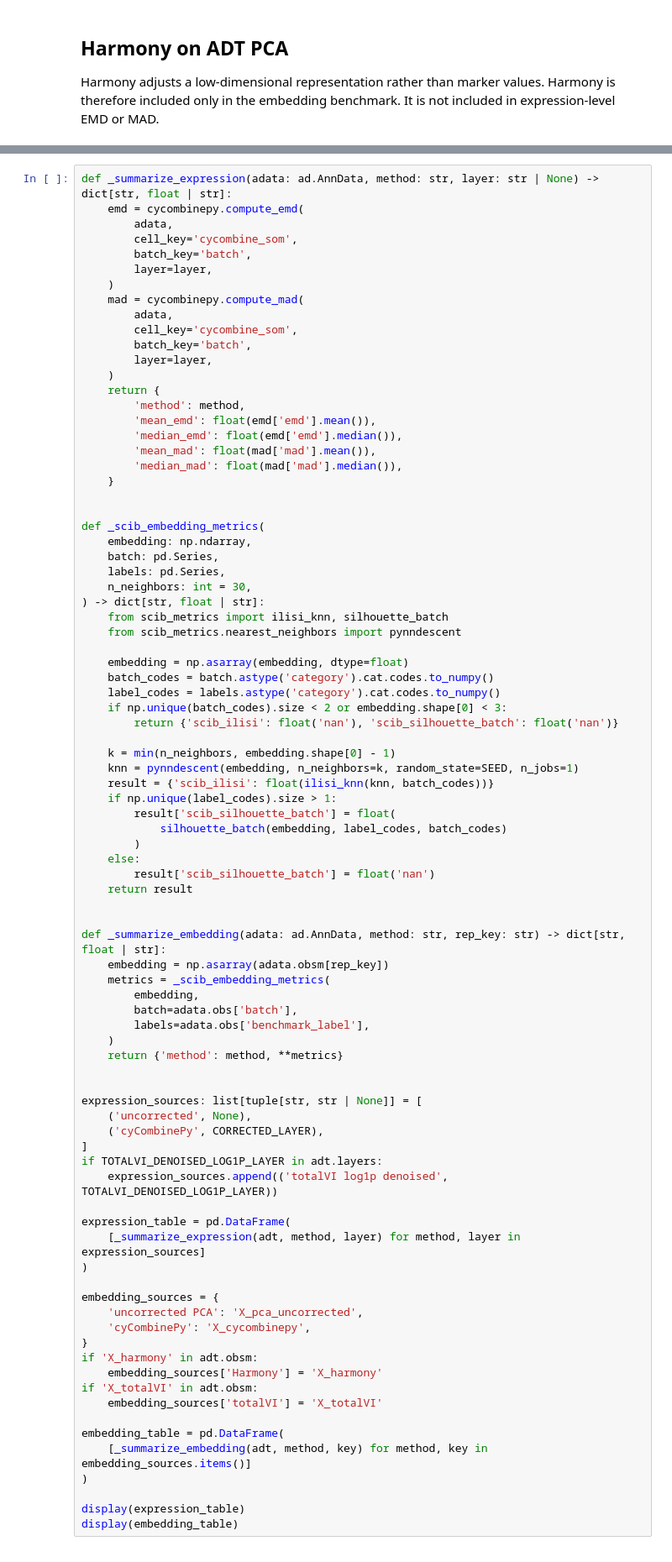
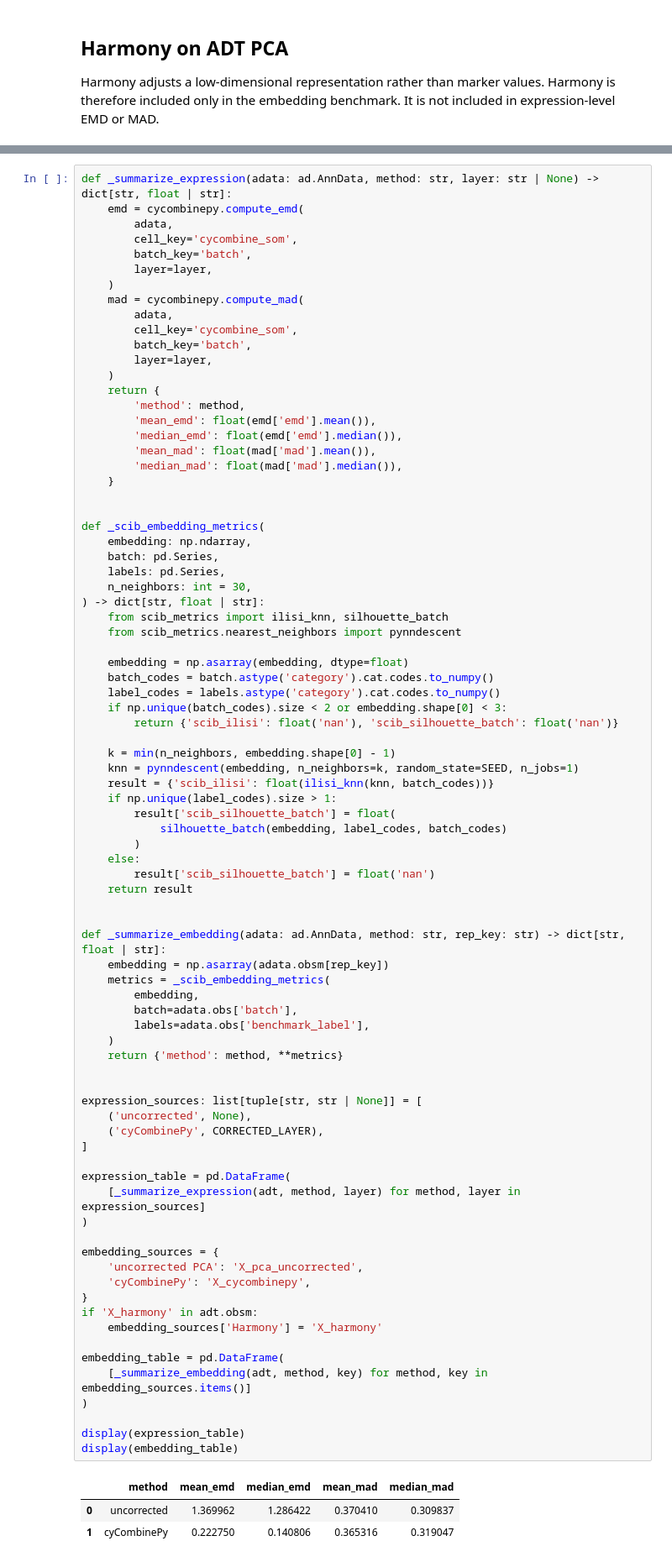
Before and after one commit to mdmanurung/cyCombinePy, a Jupyter notebook: docs/source/notebooks/citeseq_adt_batch_correction.ipynb, the cells around one changed output, grey strips where cells are left out. Shown at 84% size. Cells and saved outputs as stored; diff of their text form.

```diff
--- a/docs/source/notebooks/citeseq_adt_batch_correction.ipynb
+++ b/docs/source/notebooks/citeseq_adt_batch_correction.ipynb
@@ -416,34 +370,34 @@ def _summarize_embedding(adata: ad.AnnData, method: str, rep_key: str) -> dict[s
     metrics = _scib_embedding_metrics(
         embedding,
         batch=adata.obs['batch'],
         labels=adata.obs['benchmark_label'],
     )
     return {'method': method, **metrics}
 
 
 expression_sources: list[tuple[str, str | None]] = [
     ('uncorrected', None),
     ('cyCombinePy', CORRECTED_LAYER),
 ]
-if TOTALVI_DENOISED_LOG1P_LAYER in adt.layers:
-    expression_sources.append(('totalVI log1p denoised', TOTALVI_DENOISED_LOG1P_LAYER))
 
 expression_table = pd.DataFrame(
     [_summarize_expression(adt, method, layer) for method, layer in expression_sources]
 )
 
 embedding_sources = {
     'uncorrected PCA': 'X_pca_uncorrected',
     'cyCombinePy': 'X_cycombinepy',
 }
 if 'X_harmony' in adt.obsm:
     embedding_sources['Harmony'] = 'X_harmony'
-if 'X_totalVI' in adt.obsm:
-    embedding_sources['totalVI'] = 'X_totalVI'
 
 embedding_table = pd.DataFrame(
     [_summarize_embedding(adt, method, key) for method, key in embedding_sources.items()]
 )
 
 display(expression_table)
 display(embedding_table)
+# %% [output]
+|  | method | mean_emd | median_emd | mean_mad | median_mad |
+| 0 | uncorrected | 1.369962 | 1.286422 | 0.370410 | 0.309837 |
+| 1 | cyCombinePy | 0.222750 | 0.140806 | 0.365316 | 0.319047 |
```
Also changed, not shown: parts of 13 cells of this notebook.
